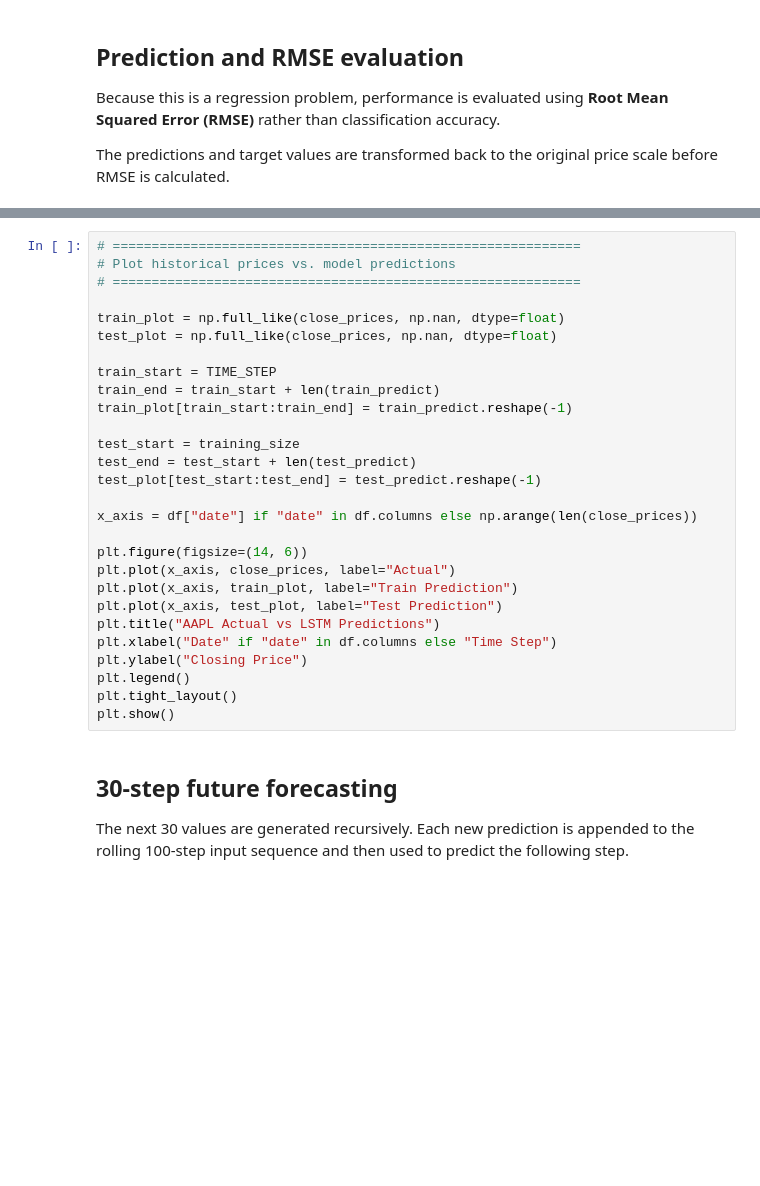
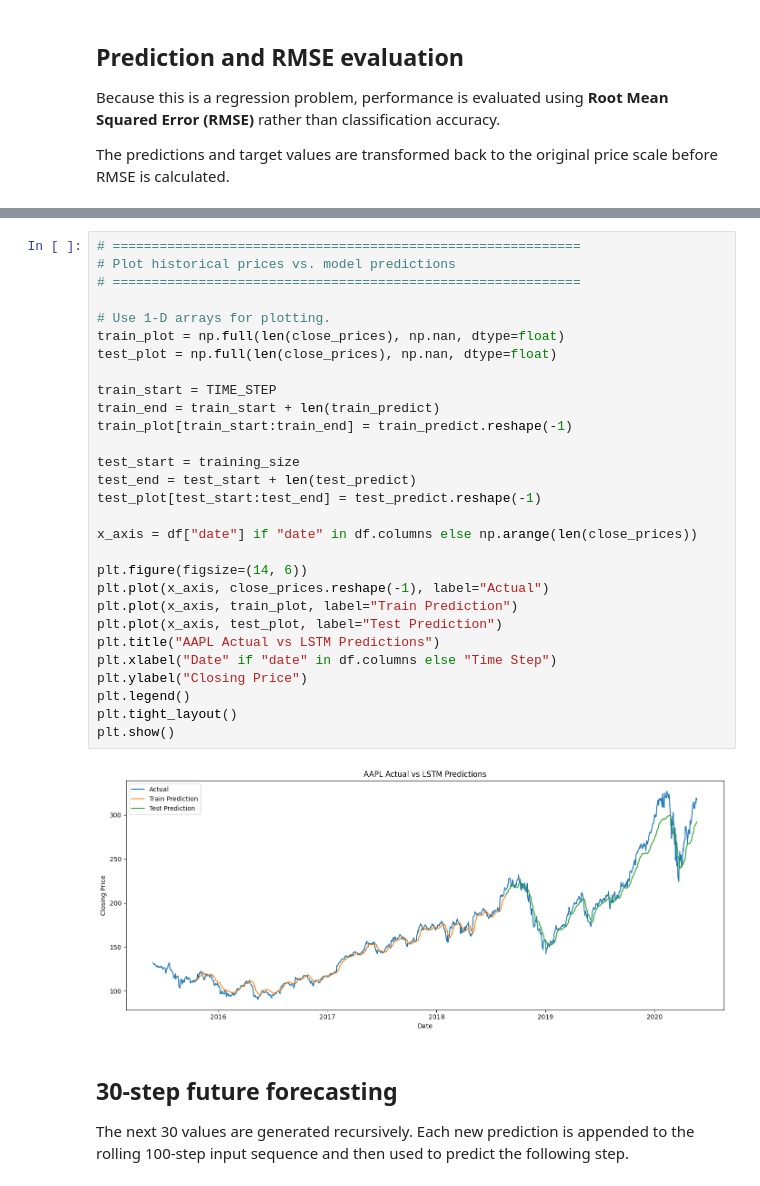
Before and after one commit to saurabh551/Stock-Price-Prediction-LSTM, a Jupyter notebook: stock_price_prediction_lstm.ipynb, the cells around one changed output, grey strips where cells are left out. Drawn from its saved outputs; the diff is of its cells as text; blank space fills up the shorter version.

Commit message:
Fix LSTM prediction plotting

```diff
--- a/stock_price_prediction_lstm.ipynb
+++ b/stock_price_prediction_lstm.ipynb
@@ -282,31 +349,34 @@ print(f"Test RMSE:  {test_rmse:.4f}")
 # %%
 # ============================================================
 # Plot historical prices vs. model predictions
 # ============================================================
 
-train_plot = np.full_like(close_prices, np.nan, dtype=float)
-test_plot = np.full_like(close_prices, np.nan, dtype=float)
+# Use 1-D arrays for plotting.
+train_plot = np.full(len(close_prices), np.nan, dtype=float)
+test_plot = np.full(len(close_prices), np.nan, dtype=float)
 
 train_start = TIME_STEP
 train_end = train_start + len(train_predict)
 train_plot[train_start:train_end] = train_predict.reshape(-1)
 
 test_start = training_size
 test_end = test_start + len(test_predict)
 test_plot[test_start:test_end] = test_predict.reshape(-1)
 
 x_axis = df["date"] if "date" in df.columns else np.arange(len(close_prices))
 
 plt.figure(figsize=(14, 6))
-plt.plot(x_axis, close_prices, label="Actual")
+plt.plot(x_axis, close_prices.reshape(-1), label="Actual")
 plt.plot(x_axis, train_plot, label="Train Prediction")
 plt.plot(x_axis, test_plot, label="Test Prediction")
 plt.title("AAPL Actual vs LSTM Predictions")
 plt.xlabel("Date" if "date" in df.columns else "Time Step")
 plt.ylabel("Closing Price")
 plt.legend()
 plt.tight_layout()
 plt.show()
+# %% [output]
+[figure, added]
 # %% [markdown]
 ## 30-step future forecasting
 
```
Also changed, not shown: parts of 12 cells of this notebook.
